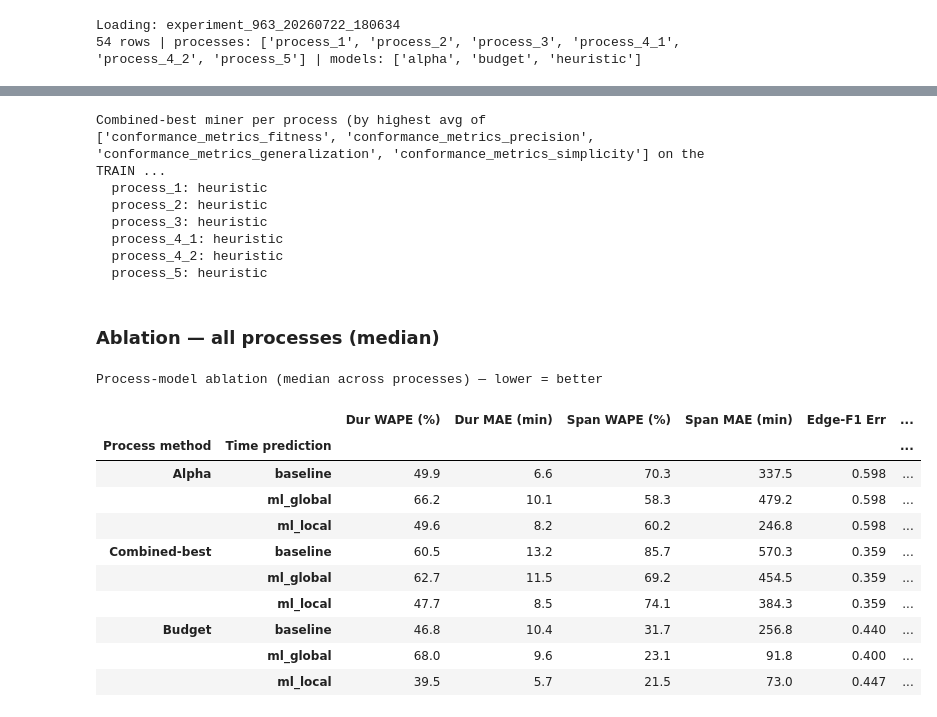
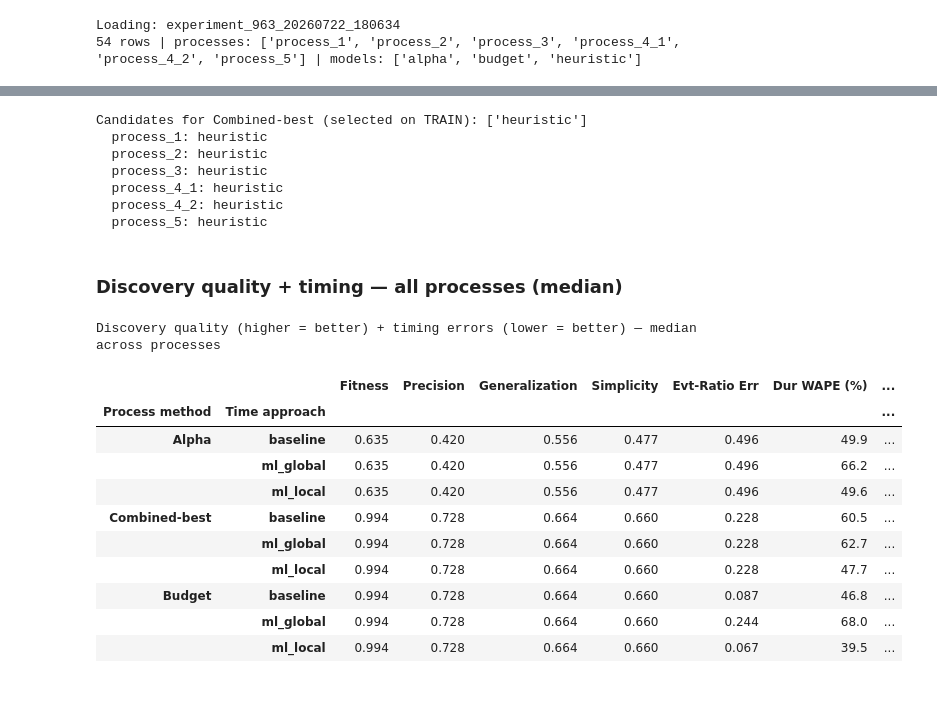
Before and after one commit to zapataunipaderborn/process_energy_demand_modelling, a Jupyter notebook: src/results_process.ipynb, the cells around one changed output, grey strips where cells are left out. Drawn from its saved outputs; the diff is of its cells as text; code cells hidden in the pictures.

```diff
--- a/src/results_process.ipynb
+++ b/src/results_process.ipynb
@@ -29,27 +38,26 @@ EXPERIMENT = 963
 SPLIT      = 'test'
 AGG        = 'median'      # aggregation across processes for the combined table
 
-# Toggle process-method groups on/off (always shown as separate blocks)
 PROCESS_METHODS = {
     'Alpha':         True,
     'Combined-best': True,
     'Budget':        True,
 }
-# Toggle activity-duration time-prediction methods on/off
 TIME_PREDICTIONS = {
     'baseline':  True,
     'ml_global': True,
     'ml_local':  True,
 }
-# Process models never shown and never eligible as Combined-best
 DISABLED_MINERS = ['wip_aware', 'wip_branching_aware']
 
+# Combined-best selection metric — kept identical to `results_process` on purpose,
+# so both notebooks always resolve to the same model. These are exactly the four
+# columns this notebook displays first.
 # Model selection ALWAYS happens on TRAIN, independently of SPLIT (which only
 # controls what the tables report). Selecting on the split being reported would
 # let a model be chosen for fitting the evaluation data.
 SELECTION_SPLIT = 'train'
 
-# Combined-best selection metric: highest average of these four discovery dimensions
 SELECTION_METRIC_BASES = [
     'conformance_metrics_fitness',
     'conformance_metrics_precision',
@@ -60,7 +68,9 @@ SELECTION_METRIC_BASES = [
 # model is the argmax of their average -- not the argmin used when the criterion
 # was expressed as errors.
 SELECTION_HIGHER_IS_BETTER = True
-SAVE_LATEX = True
+SHOW_EVENT_RATIO = True    # Evt-Ratio Err sits after Simplicity, before the time metrics
+SAVE_LATEX     = True
+COMPACT_LATEX  = True      # \scriptsize + tight tabcolsep + 2-line row labels/headers
 # %%
 import pandas as pd
 from pathlib import Path
@@ -123,9 +157,5 @@ Metrics: ['Dur WAPE (%)', 'Dur MAE (min)', 'Span WAPE (%)', 'Span MAE (min)', 'E
 # %%
-# ── Combined-best process model per process ──────────────────────────────────
-# Candidates = discovered miners excluding the fixed Alpha/Budget groups and the
-# disabled ones. Best = highest mean of Fitness/Precision/
-# Generalization/Simplicity (model quality, identical across a miner's
-# time-prediction variants since they share the net).
+# ── Combined-best process model per process (identical rule to results_process) ─
 _sel_prefix = SELECTION_SPLIT.lower() + '_'          # selection on TRAIN
 _sel_cols = [_sel_prefix + b for b in SELECTION_METRIC_BASES
              if (_sel_prefix + b) in df.columns]
@@ -141,19 +171,17 @@ for proc, g in df.groupby('process'):
     score = gc.groupby('model')[_sel_cols].mean().mean(axis=1)   # avg of the 4 dimensions
     best_miner[proc] = score.idxmax() if SELECTION_HIGHER_IS_BETTER else score.idxmin()
 
-print(f'Combined-best miner per process (by highest avg of {SELECTION_METRIC_BASES} '
-      f'on the {SELECTION_SPLIT.upper()} split):')
+print(f'Candidates for Combined-best (selected on {SELECTION_SPLIT.upper()}):', _candidates)
 for p, m in best_miner.items():
     print(f'  {p}: {m}')
 
-# Model that backs each process-method group (per process for Combined-best)
 def model_for(proc, pm_label):
     if pm_label == 'Alpha':         return 'alpha'
     if pm_label == 'Budget':        return 'budget'
     if pm_label == 'Combined-best': return best_miner.get(proc)
     return None
 # %% [output]
-Combined-best miner per process (by highest avg of ['conformance_metrics_fitness', 'conformance_metrics_precision', 'conformance_metrics_generalization', 'conformance_metrics_simplicity'] on the TRAIN ...
+Candidates for Combined-best (selected on TRAIN): ['heuristic']
   process_1: heuristic
   process_2: heuristic
   process_3: heuristic
@@ -167,55 +195,66 @@ TIME_ORDER = [k for k in ['baseline', 'ml_global', 'ml_local'] if TIME_PREDICTIO
 
 records = []
 for proc, g in df.groupby('process'):
     for pm in PM_ORDER:
         mdl = model_for(proc, pm)
         if mdl is None:
             continue
-        gg = g[g['model'] == mdl]
-        for _, row in gg.iterrows():
+        for _, row in g[g['model'] == mdl].iterrows():
             if row['time_pred'] not in TIME_ORDER:
                 continue
-            rec = {'process': proc, 'Process method': pm, 'Time prediction': row['time_pred']}
+            rec = {'process': proc, 'Process method': pm, 'Time approach': row['time_pred']}
             for lbl, col in COL_OF.items():
                 rec[lbl] = row[col]
             records.append(rec)
 
 long_df = pd.DataFrame(records)
 
 def build_combined(long_df, agg='median'):
-    t = long_df.groupby(['Process method', 'Time prediction'])[LABELS].agg(agg)
+    t = long_df.groupby(['Process method', 'Time approach'])[LABELS].agg(agg)
     idx = pd.MultiIndex.from_tuples(
         [(pm, tp) for pm in PM_ORDER for tp in TIME_ORDER if (pm, tp) in t.index],
-        names=['Process method', 'Time prediction'])
+        names=['Process method', 'Time approach'])
     return t.reindex(idx)
 
 combined = build_combined(long_df, agg=AGG)
 
 def _fmt(v, lbl):
     return '' if pd.isna(v) else f'{v:.{DECIMALS[lbl]}f}'
 
 def style_table(tbl):
+    best = {c: best_of(tbl[c], c) for c in tbl.columns}
+    def _styler(_):
+        out = pd.DataFrame('', index=tbl.index, columns=tbl.columns)
+        for col in tbl.columns:
+            b = best[col]
+            if b is None:
+                continue
+            for idx in tbl.index:
+                v = tbl.loc[idx, col]
+                if pd.notna(v) and abs(v - b) < 1e-9:
+                    out.loc[idx, col] = 'font-weight:700;background-color:#d6ecff;'
+        return out
     fmt = {lbl: (lambda v, l=lbl: _fmt(v, l)) for lbl in tbl.columns}
-    return (tbl.style.format(fmt)
-              .highlight_min(axis=0, props='font-weight:700;background-color:#d6ecff;')
-              .set_caption(f'Process-model ablation ({AGG} across processes) — lower = better'))
+    return (tbl.style.format(fmt).apply(_styler, axis=None)
+              .set_caption(f'Discovery quality (higher = better) + timing errors '
+                           f'(lower = better) — {AGG} across processes'))
 
-display(Markdown(f'### Ablation — all processes ({AGG})'))
+display(Markdown(f'### Discovery quality + timing — all processes ({AGG})'))
 display(style_table(combined))
 # %% [output]
-### Ablation — all processes (median)
+### Discovery quality + timing — all processes (median)
-Process-model ablation (median across processes) — lower = better
+Discovery quality (higher = better) + timing errors (lower = better) — median across processes
-|  |  | Dur WAPE (%) | Dur MAE (min) | Span WAPE (%) | Span MAE (min) | Edge-F1 Err | ... |
-| Process method | Time prediction |  |  |  |  |  | ... |
-| Alpha | baseline | 49.9 | 6.6 | 70.3 | 337.5 | 0.598 | ... |
-|  | ml_global | 66.2 | 10.1 | 58.3 | 479.2 | 0.598 | ... |
-|  | ml_local | 49.6 | 8.2 | 60.2 | 246.8 | 0.598 | ... |
-| Combined-best | baseline | 60.5 | 13.2 | 85.7 | 570.3 | 0.359 | ... |
-|  | ml_global | 62.7 | 11.5 | 69.2 | 454.5 | 0.359 | ... |
-|  | ml_local | 47.7 | 8.5 | 74.1 | 384.3 | 0.359 | ... |
-| Budget | baseline | 46.8 | 10.4 | 31.7 | 256.8 | 0.440 | ... |
-|  | ml_global | 68.0 | 9.6 | 23.1 | 91.8 | 0.400 | ... |
-|  | ml_local | 39.5 | 5.7 | 21.5 | 73.0 | 0.447 | ... |
+|  |  | Fitness | Precision | Generalization | Simplicity | Evt-Ratio Err | Dur WAPE (%) | ... |
+| Process method | Time approach |  |  |  |  |  |  | ... |
+| Alpha | baseline | 0.635 | 0.420 | 0.556 | 0.477 | 0.496 | 49.9 | ... |
+|  | ml_global | 0.635 | 0.420 | 0.556 | 0.477 | 0.496 | 66.2 | ... |
+|  | ml_local | 0.635 | 0.420 | 0.556 | 0.477 | 0.496 | 49.6 | ... |
+| Combined-best | baseline | 0.994 | 0.728 | 0.664 | 0.660 | 0.228 | 60.5 | ... |
+|  | ml_global | 0.994 | 0.728 | 0.664 | 0.660 | 0.228 | 62.7 | ... |
+|  | ml_local | 0.994 | 0.728 | 0.664 | 0.660 | 0.228 | 47.7 | ... |
+| Budget | baseline | 0.994 | 0.728 | 0.664 | 0.660 | 0.087 | 46.8 | ... |
+|  | ml_global | 0.994 | 0.728 | 0.664 | 0.660 | 0.244 | 68.0 | ... |
+|  | ml_local | 0.994 | 0.728 | 0.664 | 0.660 | 0.067 | 39.5 | ... |
 # %% [markdown]
 ## Per process — one large combined table
 
```
Also changed, not shown: parts of 11 cells of this notebook, 4 other files.
